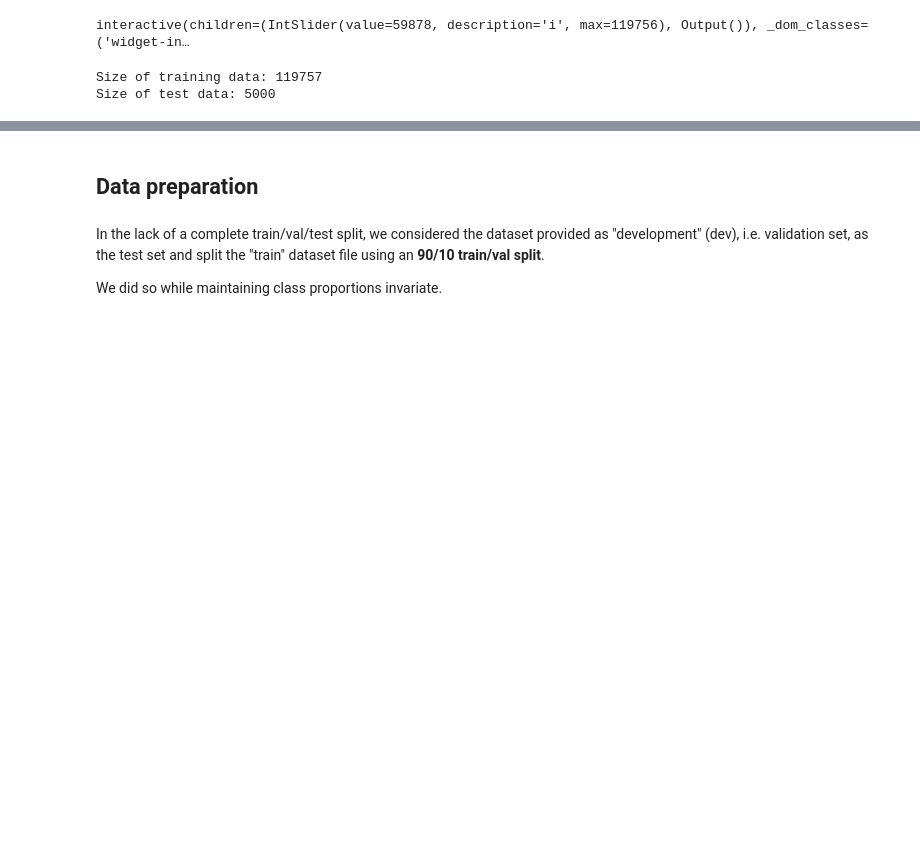
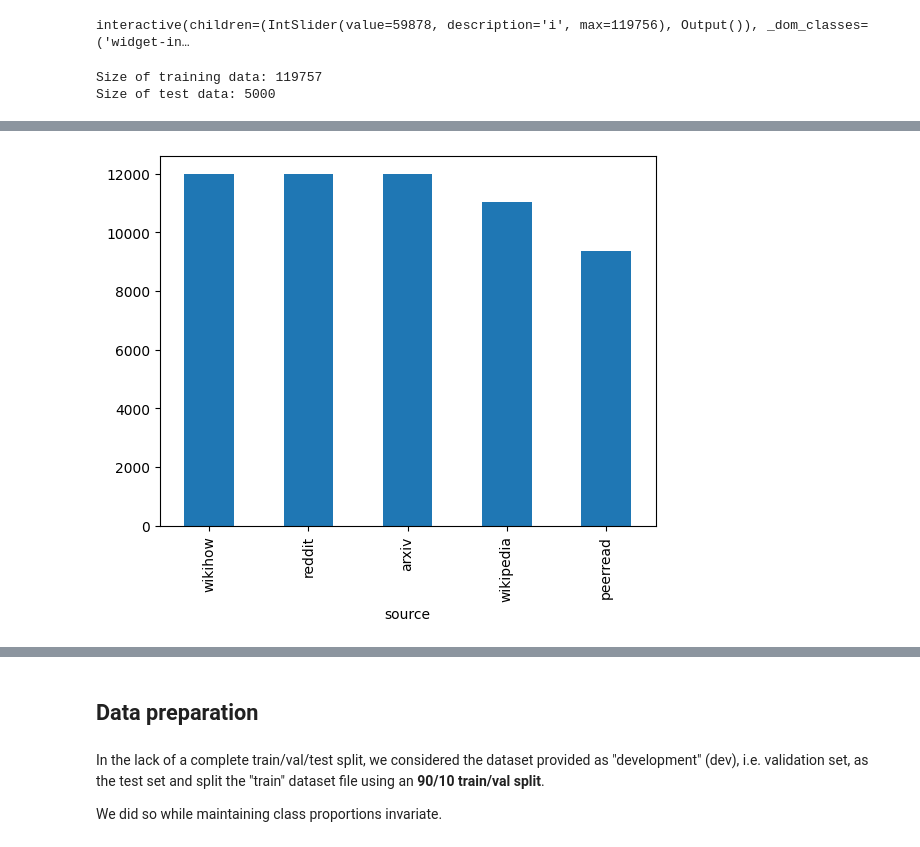
Before and after one commit to edomerli/machine-generated-text-classification, a Jupyter notebook: main.ipynb, the cells around one changed output, grey strips where cells are left out. Drawn from its saved outputs; the diff is of its cells as text; code cells hidden in the pictures; blank space fills up the shorter version.

```diff
--- a/main.ipynb
+++ b/main.ipynb
@@ -48,0 +68,4 @@ Size of test data: 5000
+# %%
+train_df_stats[train_df_stats['label'] == 1]['source'].value_counts().plot(kind='bar');
+# %% [output]
+[figure, added]
```
Also changed, not shown: parts of 12 cells of this notebook.
